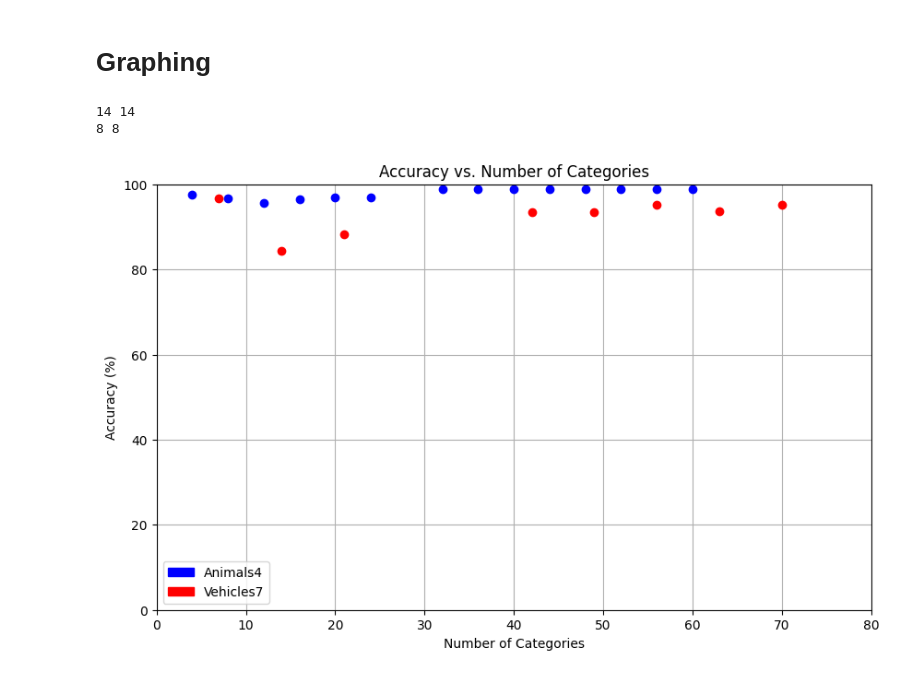
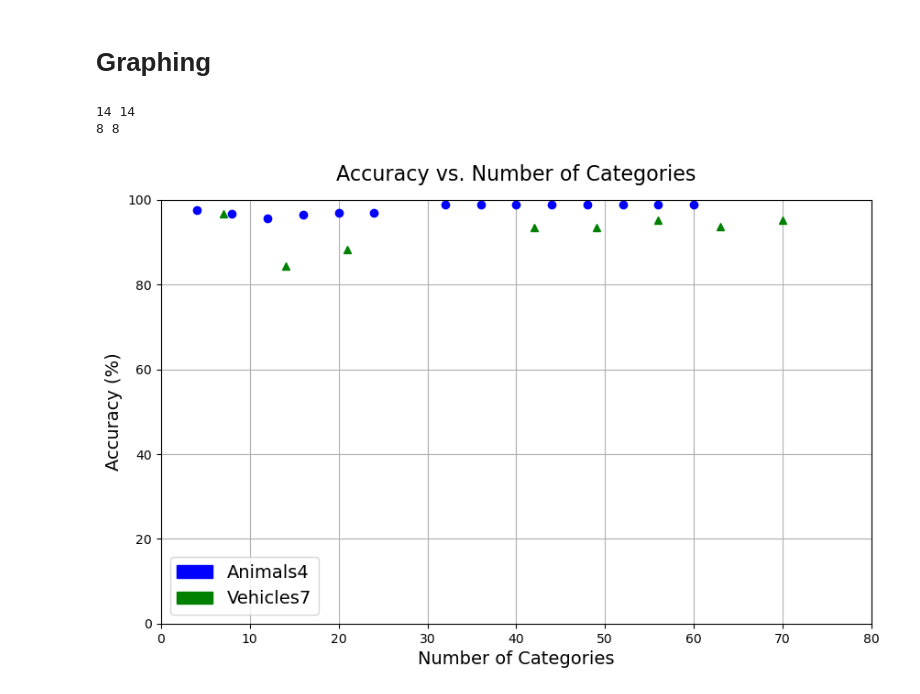
Before and after one commit to anthony-lamelas/Labeling_Accuracy, a Jupyter notebook: animalOther/AOacc.ipynb, the cells around one changed output. Cells and saved outputs as stored; diff of their text form; code cells hidden in the pictures.

```diff
--- a/animalOther/AOacc.ipynb
+++ b/animalOther/AOacc.ipynb
@@ -325,7 +325,7 @@ v7_counts = {
     70 : [95.08]
 }
 # %%
-def append_accuracies(category_counts, label, color):
+def append_accuracies(category_counts, label, color, marker):
     amount_categories = []
     accuracies = []
 
@@ -343,30 +343,29 @@ def append_accuracies(category_counts, label, color):
     print(len(amount_categories), len(accuracies))
 
     # Plot data with the specified label and color
-    plt.plot(amount_categories, accuracies, marker='o', linestyle='None', color=color, label=label)
+    plt.plot(amount_categories, accuracies, marker= marker, linestyle='None', color=color, label=label)
 # %%
 plt.figure(figsize=(10, 6))
-plt.xlabel('Number of Categories')
-plt.ylabel('Accuracy (%)')
-plt.title('Accuracy vs. Number of Categories')
+plt.xlabel('Number of Categories', fontsize=14)
+plt.ylabel('Accuracy (%)', fontsize=14)
+plt.title('Accuracy vs. Number of Categories', fontsize=16, pad=15)
 plt.grid()
-plt.legend()
 
 #Calling function
-append_accuracies(aO_counts,"Animals4", "blue")
-append_accuracies(v7_counts,"Vehicles7", "red")
+append_accuracies(aO_counts,"Animals4", "blue", 'o')
+append_accuracies(v7_counts,"Vehicles7", "green", '^')
 
 blue_patch = mpatches.Patch(color='blue', label='Animals4')
-red_patch = mpatches.Patch(color='red', label='Vehicles7')
-plt.legend(handles=[blue_patch, red_patch])
+red_patch = mpatches.Patch(color='green', label='Vehicles7')
+plt.legend(handles=[blue_patch, red_patch], fontsize=14)
 
 #Axis ranges
 
 plt.xlim(0, 80)
 plt.ylim(0, 100)
 
 plt.show()
 # %% [output]
 14 14
 8 8
-[figure, old version]
+[figure, new version]
```
Also changed, not shown: 3 other files.
